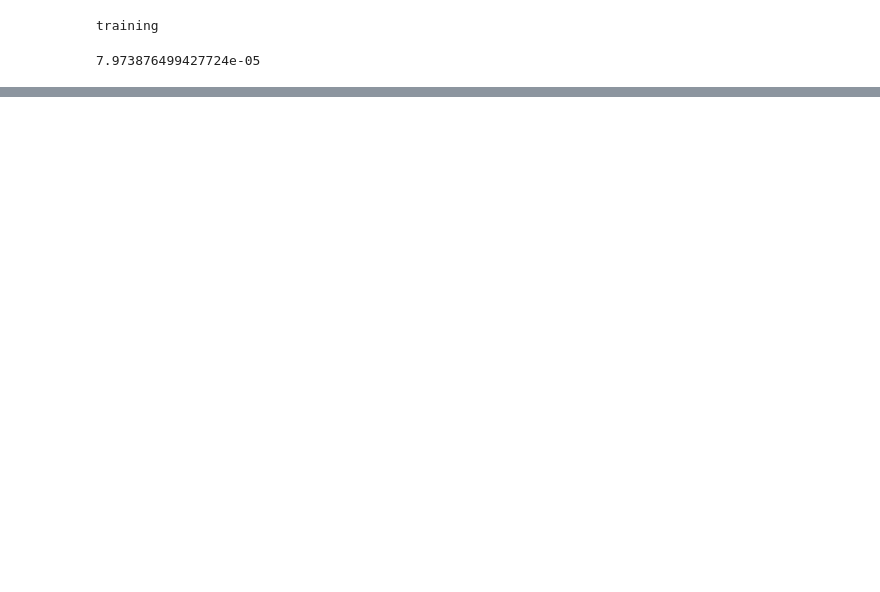
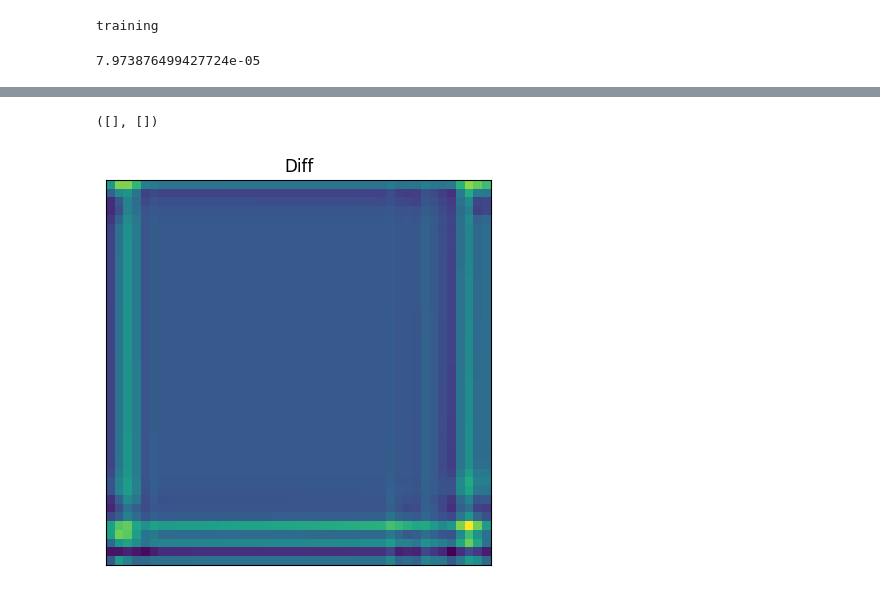
Before and after one commit to ThomasHelfer/TorchGRTL, a Jupyter notebook: notebook.ipynb, the cells around one changed output, grey strips where cells are left out. Drawn from its saved outputs; the diff is of its cells as text; code cells hidden in the pictures; blank space fills up the shorter version.

```diff
--- a/notebook.ipynb
+++ b/notebook.ipynb
@@ -137,19 +146,19 @@ steps_val = []
 # %%
 # Create a random 3D low-resolution input tensor (batch size, channels, depth, height, width)
 input_tensor = torch.randn(
-        1,
-        dataX.shape[4],
-        dataX.shape[1] // downsample,
-        dataX.shape[2] // downsample,
-        dataX.shape[3] // downsample,
-    ).to(
-        torch.double
-    )  # Adjust dimensions as needed
+    1,
+    dataX.shape[1],
+    dataX.shape[2] // downsample,
+    dataX.shape[3] // downsample,
+    dataX.shape[4] // downsample,
+).to(
+    torch.double
+)  # Adjust dimensions as needed
 
 # Instantiate the model
 net = SuperResolution3DNet(factor, scaling_factor).to(torch.double)
 
-
+print(input_tensor.shape)
 # Forward pass to obtain the high-resolution output
 output_tensor, _ = net(input_tensor)
 # Relevant for ghosts
@@ -171,7 +181,7 @@ optimizerADAM = torch.optim.Adam(net.parameters(), lr=0.0001)
 # Define the ratio for the split (e.g., 80% train, 20% test)
 train_ratio = 0.8
 test_ratio = 1 - train_ratio
-batch_size = 50
+batch_size = 1
 
 # Calculate the number of samples for each split
 num_samples = len(dataX)
@@ -214,7 +231,7 @@ dx = 0.125
 restart = True
 load_restart_data = False
 if restart:
-    net, config = load_model("Run15150213")
+    net, config = load_model("models/x4_lvl5")
 if restart and load_restart_data:
     num_vars = 25
     dataX = get_box_format(config["filenamesX"], num_vars)
@@ -419,0 +436,21 @@ plt.colorbar()
+# %%
+box = 0
+channel = 0
+slice = 3
+fig = plt.figure(figsize=(15, 5))
+
+# Plot ground truth
+plt.subplot(1, 2, 1)
+plt.title("Diff")
+im0 = plt.imshow(
+    y_pred[box, channel, :, :, slice].cpu().detach().numpy()
+    - y_interpolated[box, channel, :, :, slice].cpu().detach().numpy(),
+    # vmin=-1e-7,
+    # vmax=1e-7,
+    cmap="viridis",
+)
+plt.xticks([])
+plt.yticks([])
+# %% [output]
+([], [])
+[figure, added]
```
Also changed, not shown: parts of 18 cells of this notebook.
